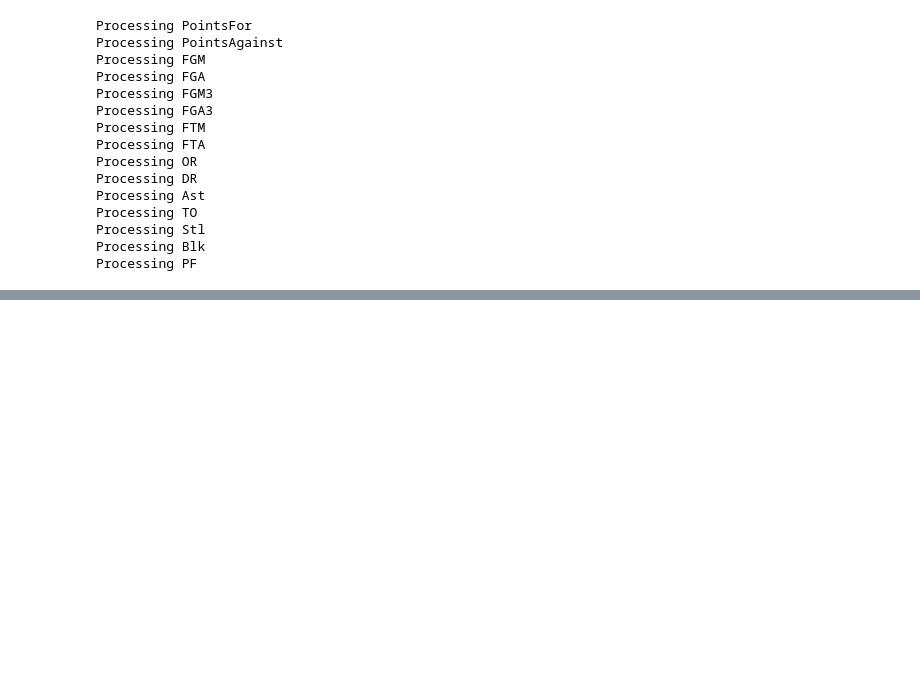
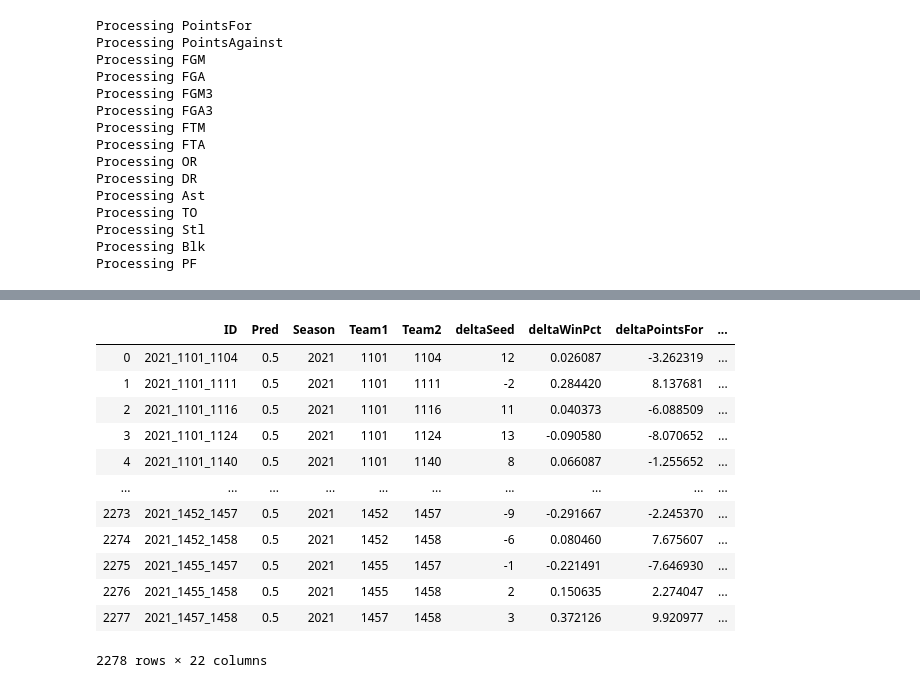
Before and after one commit to C176616/March-Madness-2021, a Jupyter notebook: Part 3 - Stage 2 Data Manipulation.ipynb, the cells around one changed output, grey strips where cells are left out. Saved outputs shown, nothing was run; the diff lists cells and outputs as text; code cells hidden in the pictures; blank space fills up the shorter version.

```diff
--- a/Part 3 - Stage 2 Data Manipulation.ipynb
+++ b/Part 3 - Stage 2 Data Manipulation.ipynb
@@ -200 +201,17 @@ sub
 2278 rows × 22 columns
+# %%
+sub
+# %% [output]
+|  | ID | Pred | Season | Team1 | Team2 | deltaSeed | deltaWinPct | deltaPointsFor | ... |
+| 0 | 2021_1101_1104 | 0.5 | 2021 | 1101 | 1104 | 12 | 0.026087 | -3.262319 | ... |
+| 1 | 2021_1101_1111 | 0.5 | 2021 | 1101 | 1111 | -2 | 0.284420 | 8.137681 | ... |
+| 2 | 2021_1101_1116 | 0.5 | 2021 | 1101 | 1116 | 11 | 0.040373 | -6.088509 | ... |
+| 3 | 2021_1101_1124 | 0.5 | 2021 | 1101 | 1124 | 13 | -0.090580 | -8.070652 | ... |
+| 4 | 2021_1101_1140 | 0.5 | 2021 | 1101 | 1140 | 8 | 0.066087 | -1.255652 | ... |
+| ... | ... | ... | ... | ... | ... | ... | ... | ... | ... |
+| 2273 | 2021_1452_1457 | 0.5 | 2021 | 1452 | 1457 | -9 | -0.291667 | -2.245370 | ... |
+| 2274 | 2021_1452_1458 | 0.5 | 2021 | 1452 | 1458 | -6 | 0.080460 | 7.675607 | ... |
+| 2275 | 2021_1455_1457 | 0.5 | 2021 | 1455 | 1457 | -1 | -0.221491 | -7.646930 | ... |
+| 2276 | 2021_1455_1458 | 0.5 | 2021 | 1455 | 1458 | 2 | 0.150635 | 2.274047 | ... |
+| 2277 | 2021_1457_1458 | 0.5 | 2021 | 1457 | 1458 | 3 | 0.372126 | 9.920977 | ... |
+2278 rows × 22 columns
```
Also changed, not shown: parts of 5 cells of this notebook, 29 other files.
